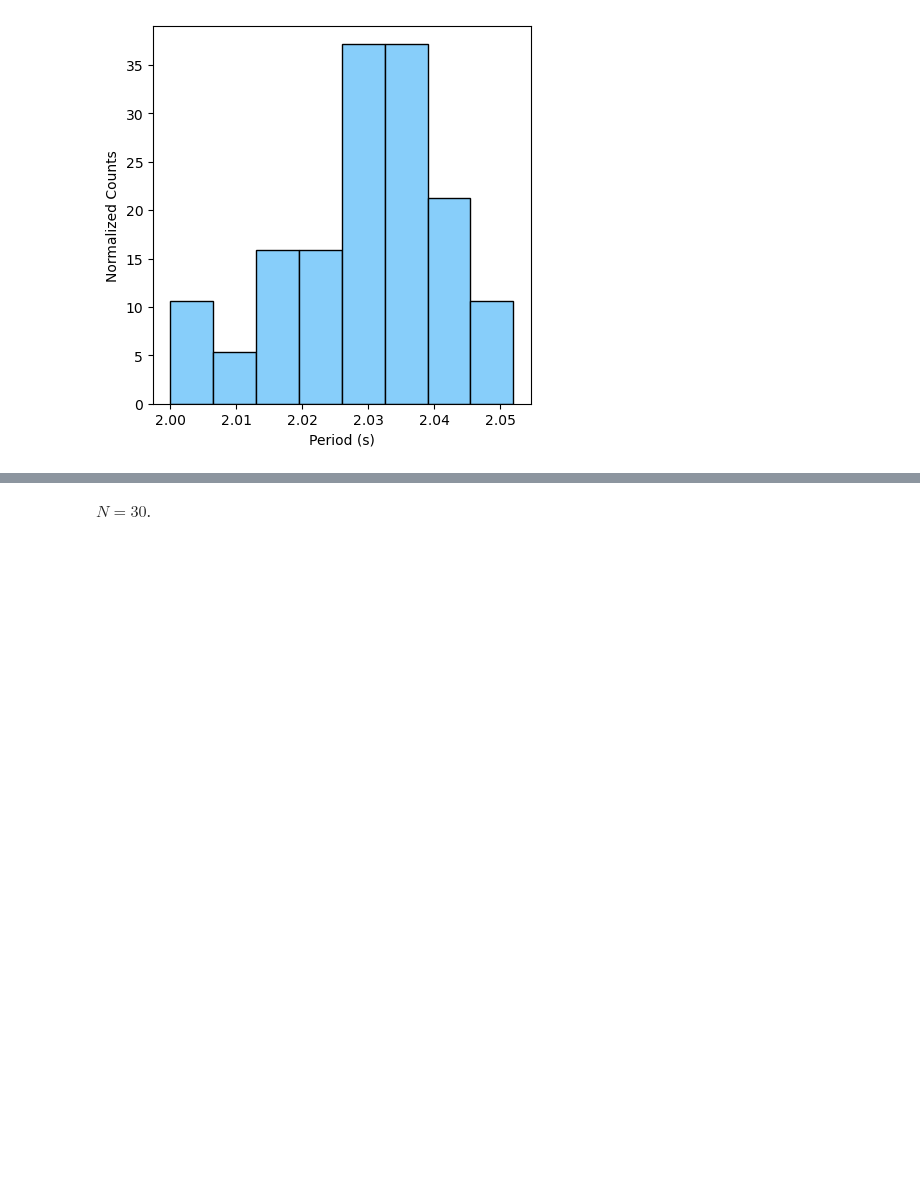
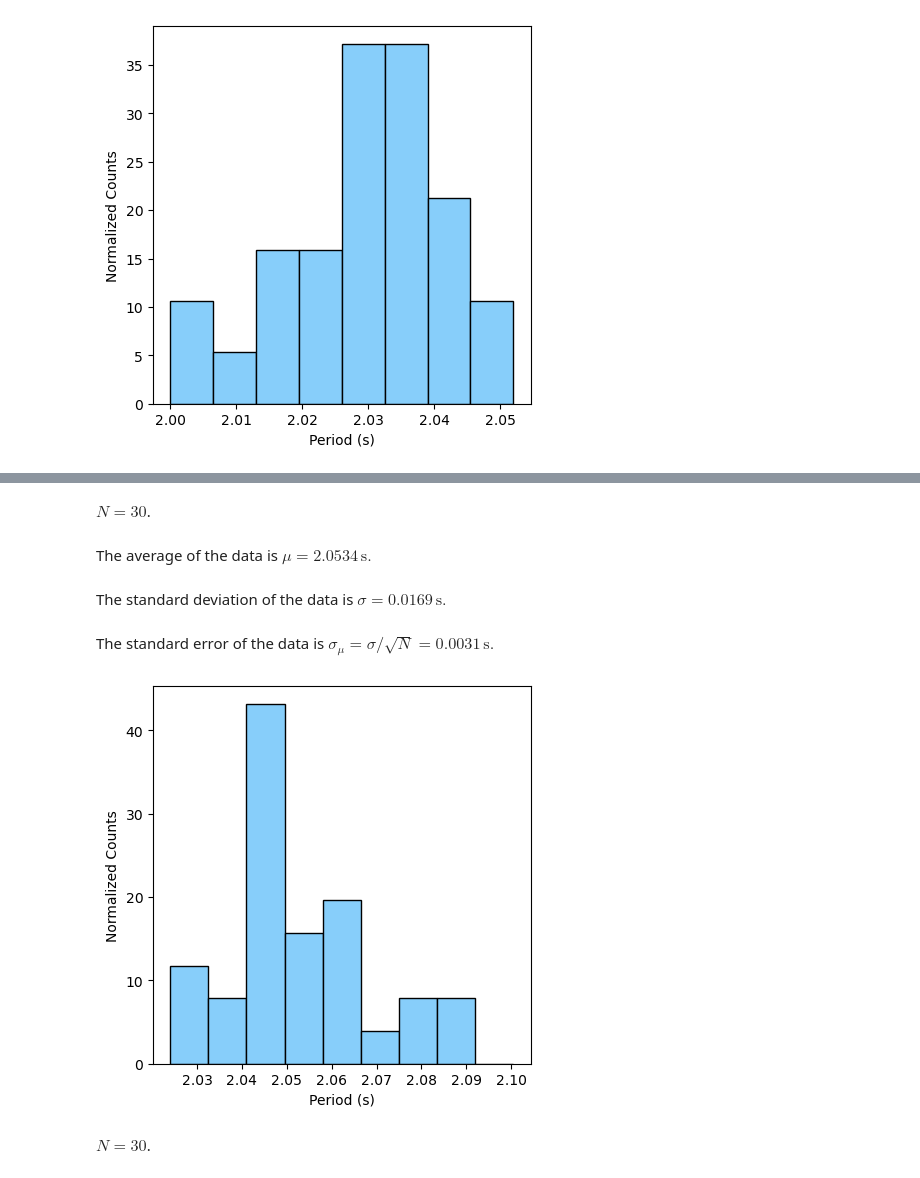
Before and after one commit to jake-bobowski/PHYS121_Functions, a Jupyter notebook: PHYS_121_Functions_demonstration.ipynb, the cells around one changed output, grey strips where cells are left out. Saved outputs shown, nothing was run; the diff lists cells and outputs as text; code cells hidden in the pictures; blank space fills up the shorter version.

```diff
--- a/PHYS_121_Functions_demonstration.ipynb
+++ b/PHYS_121_Functions_demonstration.ipynb
@@ -207,3 +216,12 @@ The standard error of the data is $\sigma_\mu = \sigma/\sqrt{N} = \mathrm0.0022\
+# %%
+theta40 = np.array([10.42, 10.2, 10.4, 10.33, 10.29, 10.21, 10.4, 10.28, 10.2, 10.21, 10.37, 10.28, 10.24, 10.21, 10.15, 10.24, 10.21, 10.46, 10.32, 10.22, 10.26, 10.13, 10.33, 10.31, 10.12, 10.23, 10.22, 10.23, 10.31, 10.23])/5
+cnts, ctrs, mean40, stdDev, stdError40, fig40 = PHYS121.Statistics(theta40, 8, 'Period', 's', True)
+# %% [output]
+$N = 30$.
+The average of the data is $\mu = 2.0534\, \mathrm{ s }.$
+The standard deviation of the data is $\sigma = 0.0169\, \mathrm{ s }.$
+The standard error of the data is $\sigma_\mu = \sigma/\sqrt{N} = \mathrm0.0031\, \mathrm{ s }.$
+[figure, added]
 # %%
 theta45 = np.array([10.36, 10.38, 10.31, 10.3, 10.34, 10.27, 10.34, 10.38, 10.44, 10.39, 10.41, 10.3, 10.48, 10.31, 10.32, 10.47, 10.39, 10.42, 10.38, 10.51, 10.49, 10.38, 10.49, 10.35, 10.39, 10.32, 10.37, 10.3, 10.45, 10.44])/5
 cnts, ctrs, mean45, stdDev, stdError45, fig45 = PHYS121.Statistics(theta45, 8, 'Period', 's', True)
```
Also changed, not shown: parts of 4 cells of this notebook.
